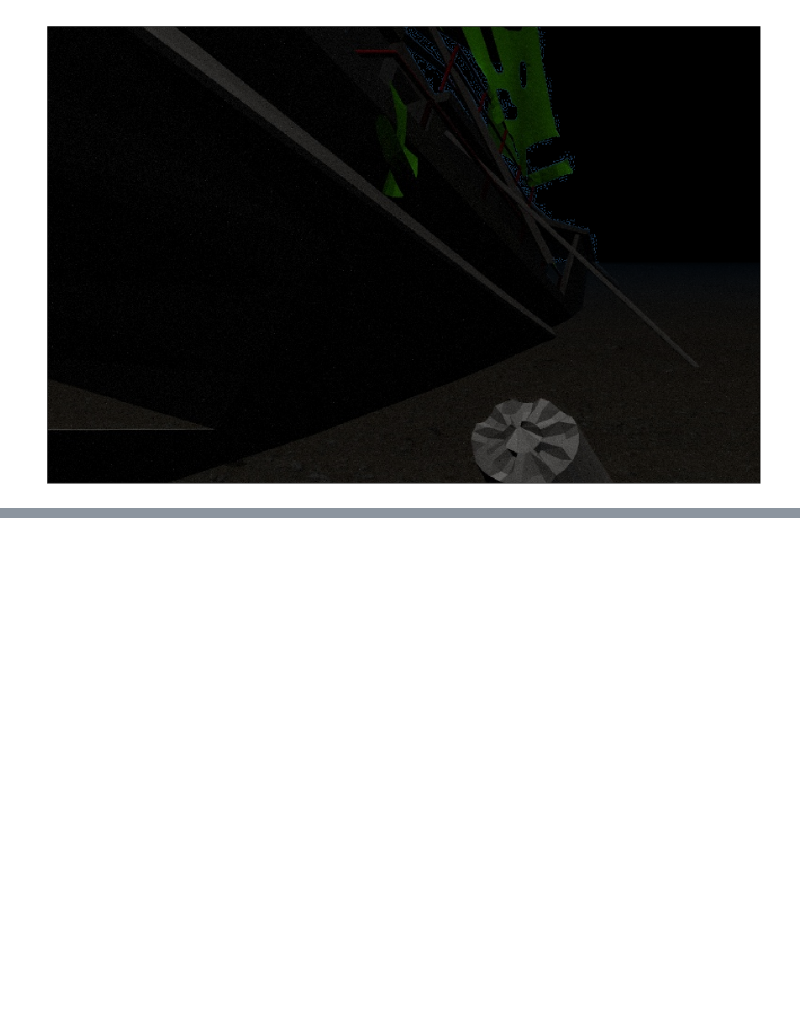
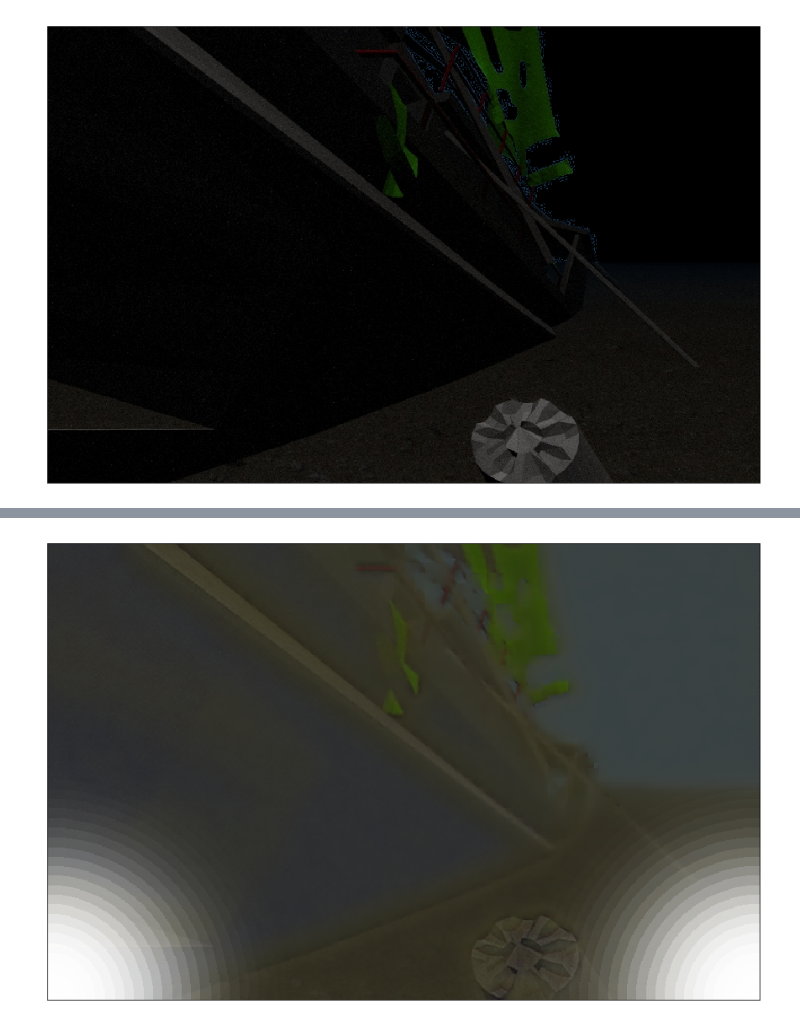
Before and after one commit to olayasturias/uw_img_sim, a Jupyter notebook: nodes/Demo.ipynb, the cells around one changed output, grey strips where cells are left out. Drawn from its saved outputs; the diff is of its cells as text; code cells hidden in the pictures; blank space fills up the shorter version.

```diff
--- a/nodes/Demo.ipynb
+++ b/nodes/Demo.ipynb
@@ -480,0 +753,10 @@ maskd = [np.uint8(maskE[i]*np.exp(-0.05*bins[i]))
+# %%
+light1_pose = (res.shape[1],res.shape[0])
+light2_pose = (0,res.shape[0])
+hazed = add_sun_flare(res  , flare_center = light1_pose, radius = 300)
+hazed = add_sun_flare(hazed, flare_center = light2_pose, radius = 300)
+plt.imshow(hazed);
+plt.xticks([]), plt.yticks([]);
+plt.rcParams['figure.figsize'] = [20, 10]
+# %% [output]
+[figure, added]
```
Also changed, not shown: parts of 21 cells of this notebook.
